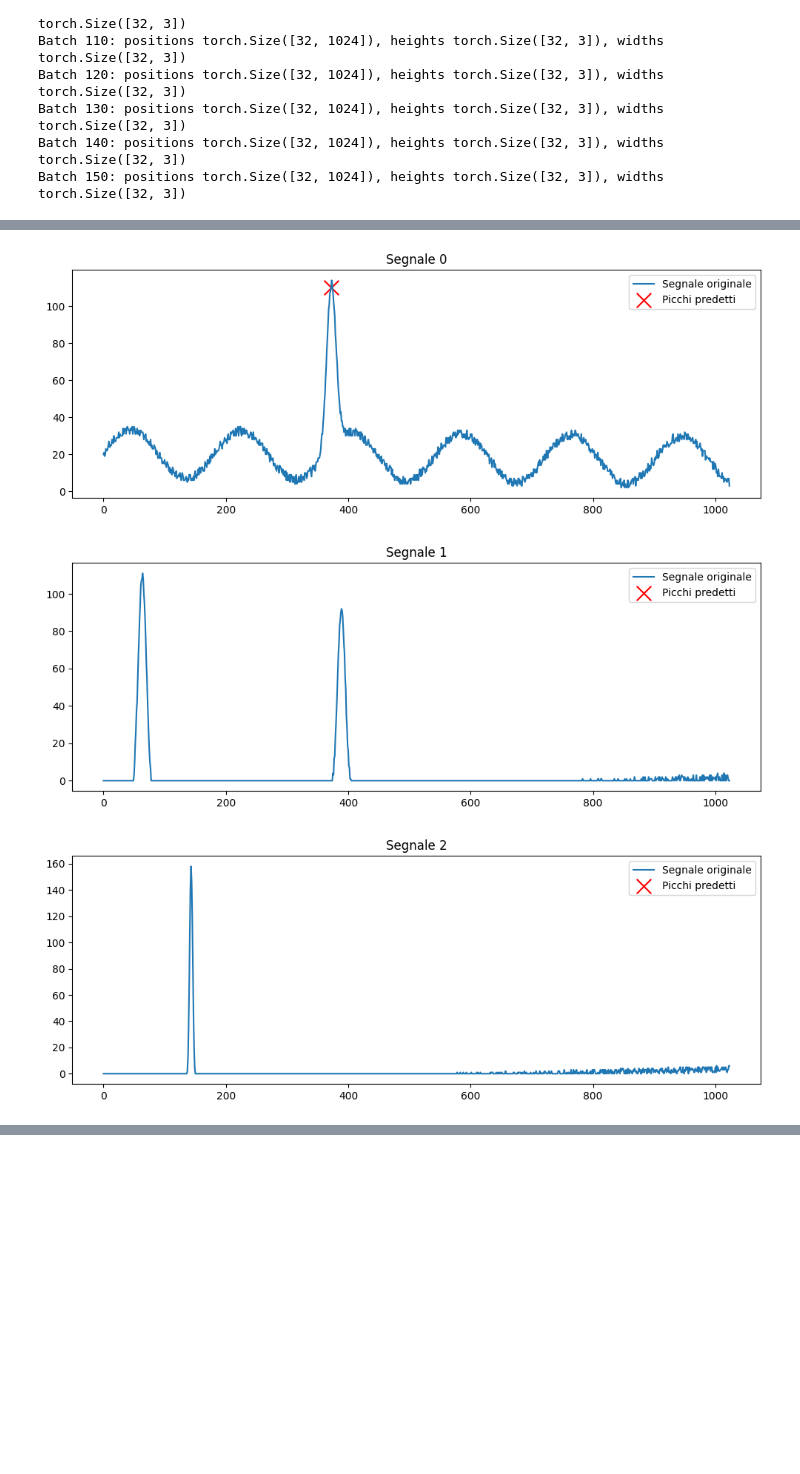
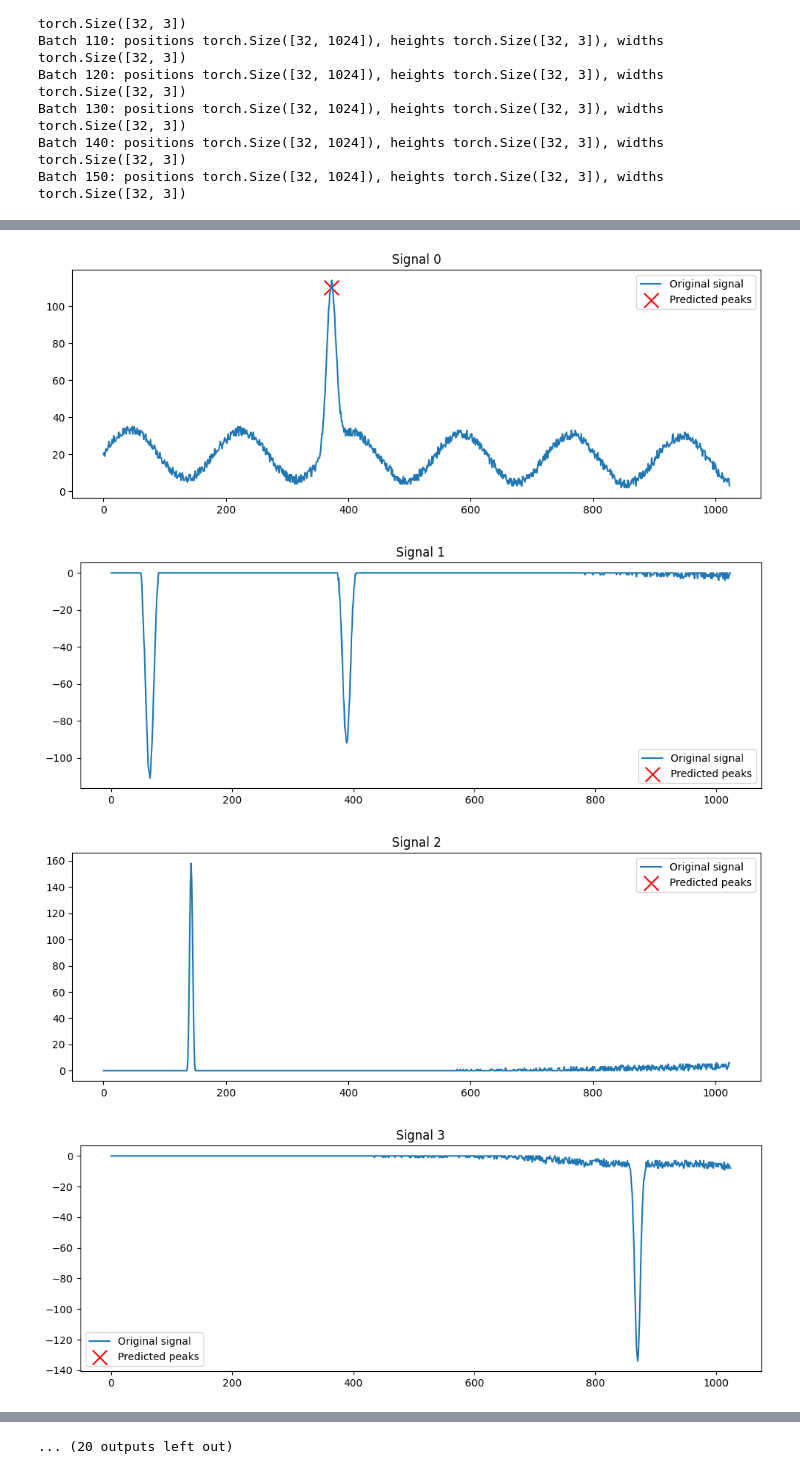
Before and after one commit to fabiolapasini/1DSignalProcessing, a Jupyter notebook: test_inference.ipynb, the cells around one changed output, grey strips where cells are left out. Saved outputs shown, nothing was run; the diff lists cells and outputs as text; code cells hidden in the pictures; blank space fills up the shorter version.

Commit message:
feat: improved test_inference and upload signal samples

```diff
--- a/test_inference.ipynb
+++ b/test_inference.ipynb
@@ -7,18 +7,18 @@ import numpy as np
 
 from run import prepare_dataset
 # %%
-# -------------------- PARAMETRI HARD-CODED --------------------
+# -------------------- HARD-CODED PARAMETERS --------------------
 signal_path = "data/signal.raw"
 info_path = "data/info.raw"
 chunks = 1024
 max_peaks = 3
-augment = False
+augment = True
 batch_size = 32
 shuffle = False
 train_split = 0.75
 val_split = 0.15
 
-# -------------------- CONFIGURAZIONE --------------------
+# -------------------- CONFIGURATION --------------------
 model_path = "networks\\checkpoints\\model.pt"
 device = "cuda" if torch.cuda.is_available() else "cpu"
 
@@ -142,22 +140,22 @@ with torch.no_grad():
 # %%
-# -------------------- PLOT PRIMI 3 SEGNALI --------------------
-for i in range(min(3, signals.shape[0])):  # primi 3 segnali
+# -------------------- PLOT FIRST 3 SIGNALS --------------------
+for i in range(min(50, signals.shape[0])):
     signal_example = signals[i].cpu().numpy()
     positions_pred = pred_pos[i]
     heights_pred = pred_heights[i]
 
     plt.figure(figsize=(12,4))
-    plt.plot(signal_example, label="Segnale originale")
+    plt.plot(signal_example, label="Original signal")
 
-    # Threshold per mostrare solo picchi attivi
     threshold = 0.5
     peak_indices = np.where(positions_pred > threshold)[0]
 
-    plt.scatter(peak_indices, signal_example[peak_indices], s=200, color='r', marker='x', label="Picchi predetti")
-    plt.title(f"Segnale {i}")
+    plt.scatter(peak_indices, signal_example[peak_indices], s=200, color='r', marker='x', label="Predicted peaks")
+    plt.title(f"Signal {i}")
     plt.legend()
     plt.show()
 # %% [output]
-[figure, old version]
+[figure, new version]
-[figure, old version]
+[figure, new version]
-[figure, old version]
+[figure, new version]
+[figure, added]
@@ -163,0 +170 @@ for i in range(min(3, signals.shape[0])):  # primi 3 segnali
+... (20 outputs left out)
```
Also changed, not shown: parts of 7 cells of this notebook, 1 other file.
